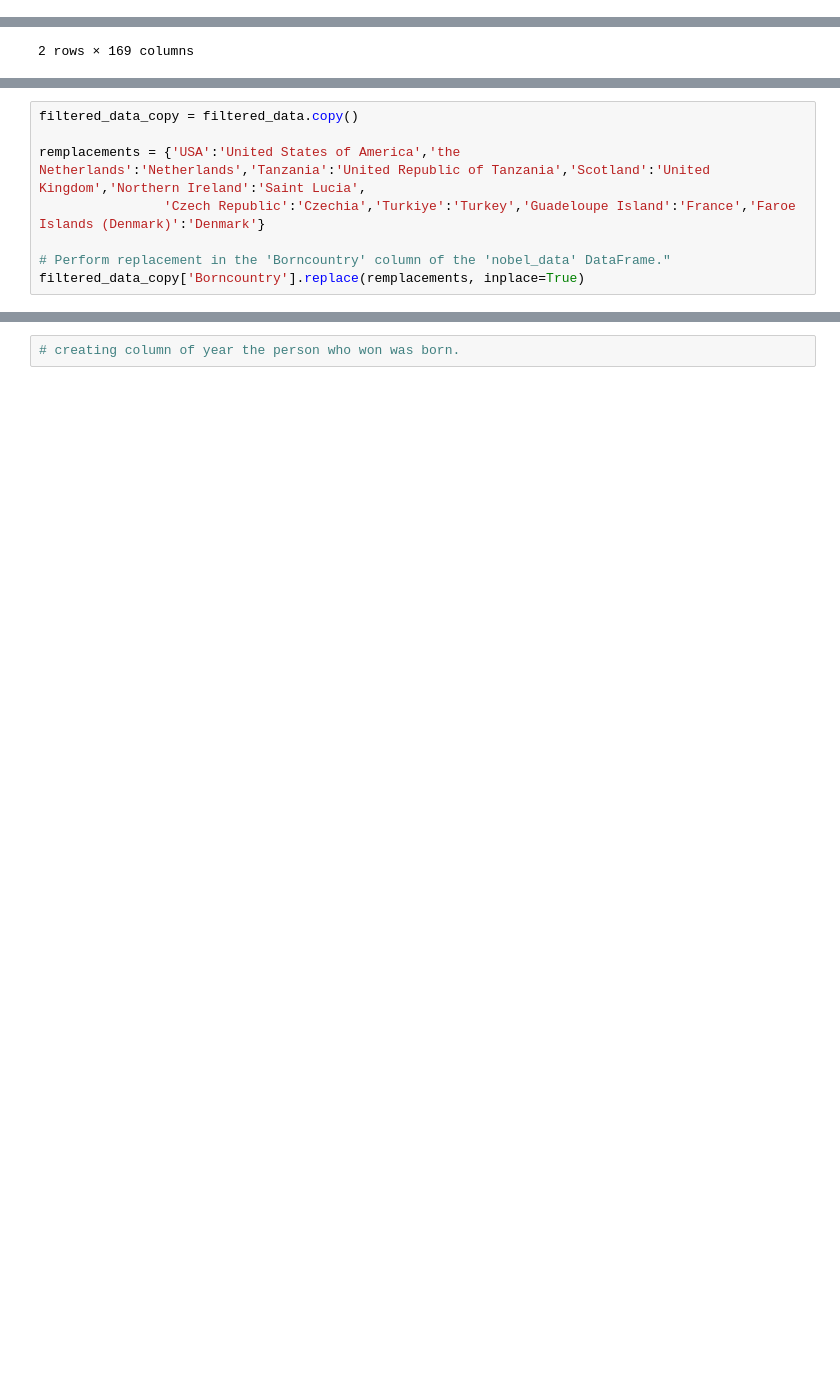
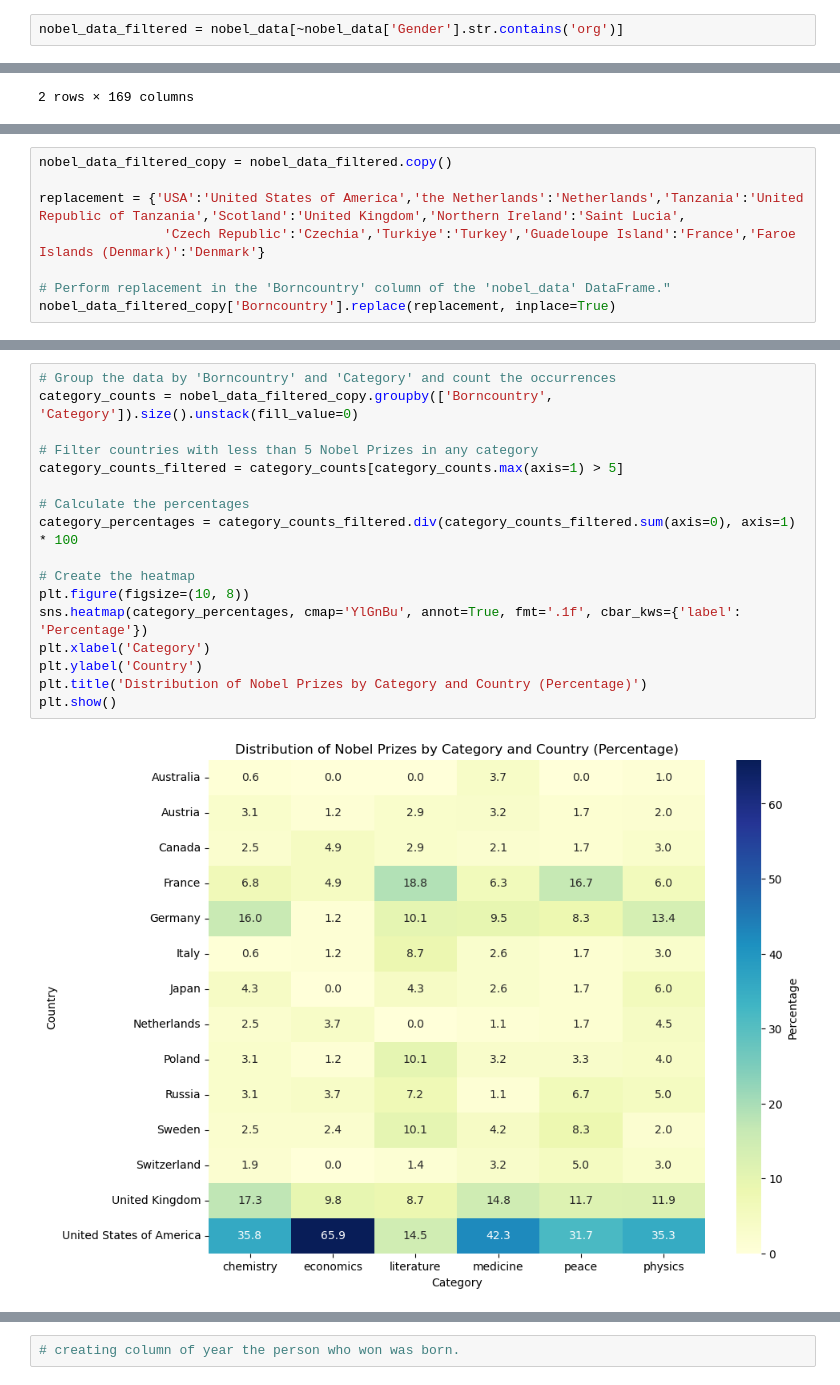
Before and after one commit to SarahB21/Project2024, a Jupyter notebook: ProjectLabelLaureate.ipynb, the cells around one changed output, grey strips where cells are left out. Drawn from its saved outputs; the diff is of its cells as text; blank space fills up the shorter version.

```diff
--- a/ProjectLabelLaureate.ipynb
+++ b/ProjectLabelLaureate.ipynb
@@ -190,2 +195,4 @@ filtered_data = nobel_data[nobel_data['Gender'] != 'org']
+# %%
+nobel_data_filtered = nobel_data[~nobel_data['Gender'].str.contains('org')]
 # %% [markdown]
 ### Display nobel countries on a map with naturalearth_lowres
@@ -233,10 +242,10 @@ Countries in'Borncountry' of filtered_data without a match in 'ADMIN' of World:
  'Northern Ireland' 'Saint Lucia' 'Turkiye' 'Guadeloupe Island'
  'Faroe Islands (Denmark)']
 # %%
-filtered_data_copy = filtered_data.copy()
+nobel_data_filtered_copy = nobel_data_filtered.copy()
 
-remplacements = {'USA':'United States of America','the Netherlands':'Netherlands','Tanzania':'United Republic of Tanzania','Scotland':'United Kingdom','Northern Ireland':'Saint Lucia',
+replacement = {'USA':'United States of America','the Netherlands':'Netherlands','Tanzania':'United Republic of Tanzania','Scotland':'United Kingdom','Northern Ireland':'Saint Lucia',
                 'Czech Republic':'Czechia','Turkiye':'Turkey','Guadeloupe Island':'France','Faroe Islands (Denmark)':'Denmark'}
 
 # Perform replacement in the 'Borncountry' column of the 'nobel_data' DataFrame."
-filtered_data_copy['Borncountry'].replace(remplacements, inplace=True)
+nobel_data_filtered_copy['Borncountry'].replace(replacement, inplace=True)
@@ -323,0 +336,19 @@ plt.show()
+# %%
+# Group the data by 'Borncountry' and 'Category' and count the occurrences
+category_counts = nobel_data_filtered_copy.groupby(['Borncountry', 'Category']).size().unstack(fill_value=0)
+
+# Filter countries with less than 5 Nobel Prizes in any category
+category_counts_filtered = category_counts[category_counts.max(axis=1) > 5]
+
+# Calculate the percentages
+category_percentages = category_counts_filtered.div(category_counts_filtered.sum(axis=0), axis=1) * 100
+
+# Create the heatmap
+plt.figure(figsize=(10, 8))
+sns.heatmap(category_percentages, cmap='YlGnBu', annot=True, fmt='.1f', cbar_kws={'label': 'Percentage'})
+plt.xlabel('Category')
+plt.ylabel('Country')
+plt.title('Distribution of Nobel Prizes by Category and Country (Percentage)')
+plt.show()
+# %% [output]
+[figure, added]
```
Also changed, not shown: parts of 45 cells of this notebook.
